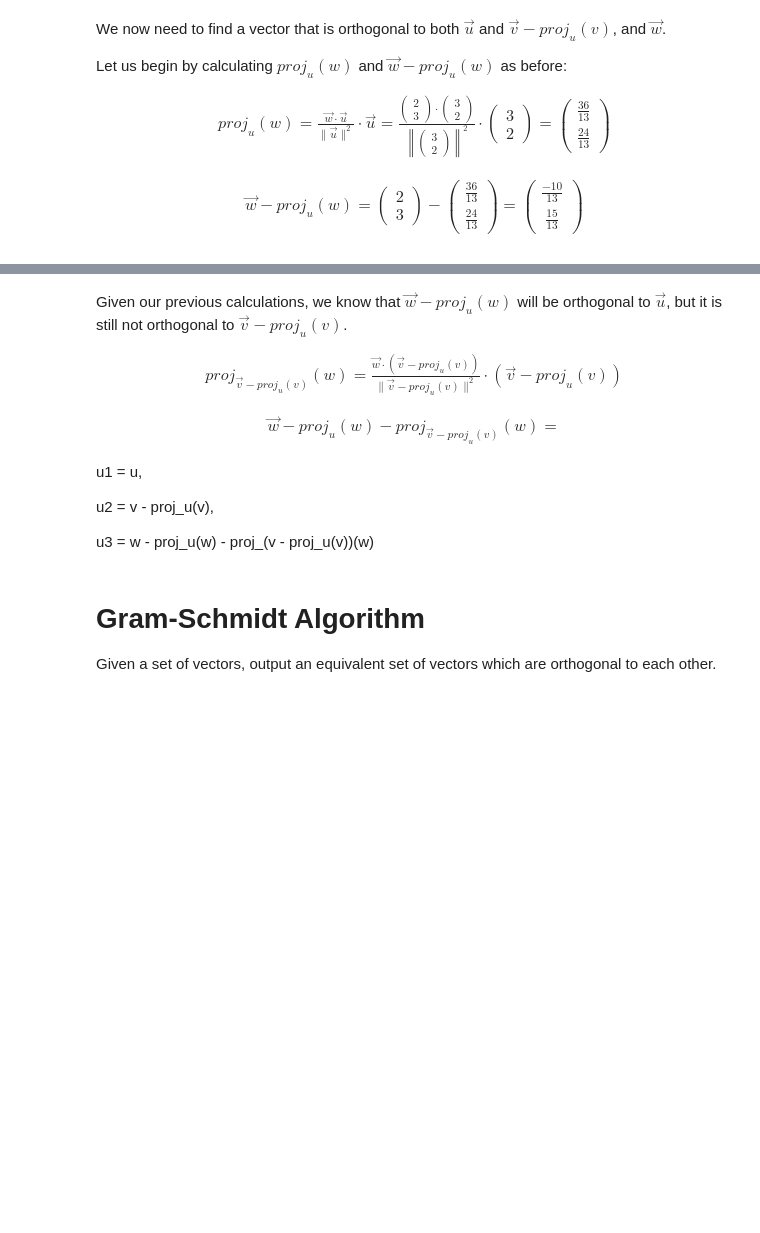
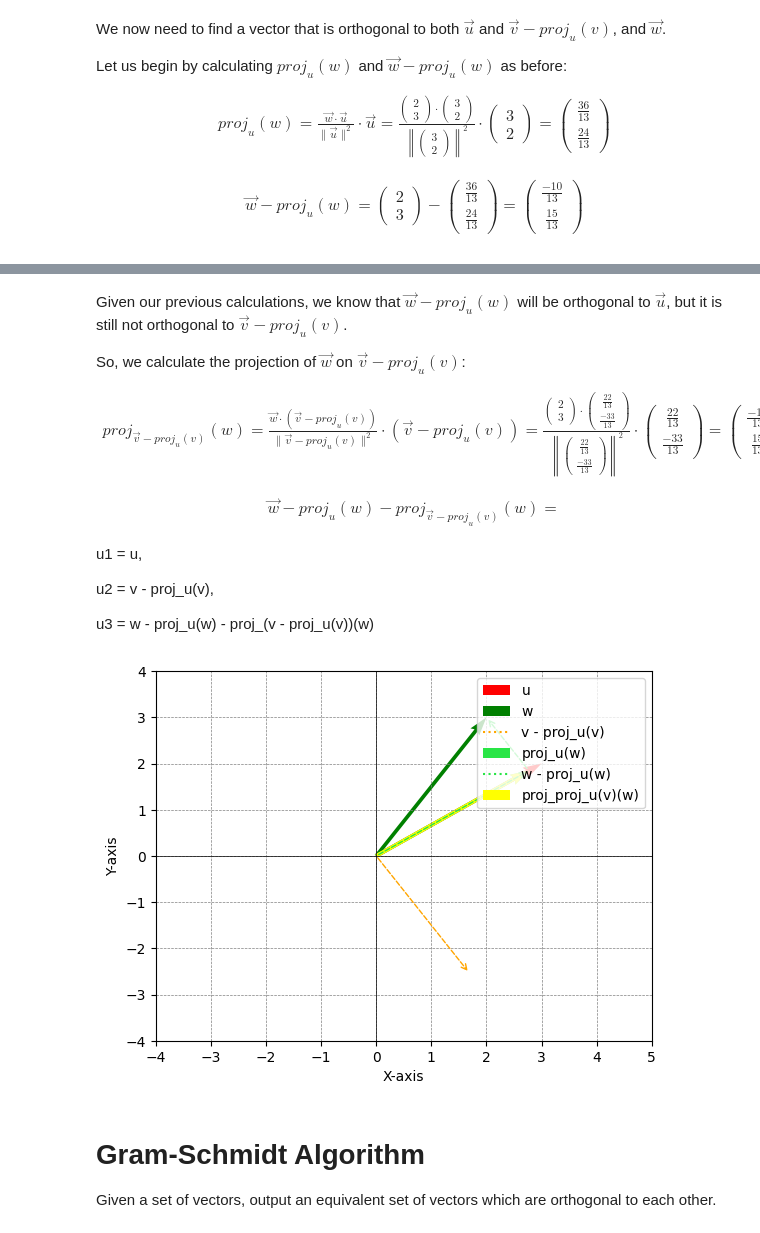
Before and after one commit to AshnahKhalidKhan/Quantum-FYP-Code, a Jupyter notebook: qgs_Tutorial_GM.ipynb, the cells around one changed output, grey strips where cells are left out. Cells and saved outputs as stored; diff of their text form; code cells hidden in the pictures; blank space fills up the shorter version.

Commit message:
Struggling with diagram

```diff
--- a/qgs_Tutorial_GM.ipynb
+++ b/qgs_Tutorial_GM.ipynb
@@ -1395,5 +1397,7 @@ plt.show()
 # %% [markdown]
 Given our previous calculations, we know that $\vec{w} - proj_u(w)$ will be orthogonal to $\vec{u}$, but it is still not orthogonal to $\vec{v} - proj_{u}(v)$.
+
+So, we calculate the projection of $\vec{w}$ on $\vec{v} - proj_{u}(v)$:
 
 \begin{align}
   proj_{\vec{v} - proj_{u}(v)}(w)
@@ -1402,6 +1406,30 @@ Given our previous calculations, we know that $\vec{w} - proj_u(w)$ will be orth
   { \| \vec{v} - proj_{u}(v) \| ^2}
   \cdot
   (\vec{v} - proj_{u}(v))
+  =
+    \frac
+    {
+      \begin{pmatrix} 2 \\ 3 \end{pmatrix}
+      \cdot
+      \begin{pmatrix}
+        \frac{22}{13} \\ \frac{-33}{13}
+      \end{pmatrix}
+    }
+    {
+      \left\lVert
+        \begin{pmatrix}
+          \frac{22}{13} \\ \frac{-33}{13}
+        \end{pmatrix}
+      \right\rVert ^2
+    }
+    \cdot
+    \begin{pmatrix}
+      \frac{22}{13} \\ \frac{-33}{13}
+    \end{pmatrix}
+  =
+    \begin{pmatrix}
+      \frac{-10}{13} \\ \frac{15}{13}
+    \end{pmatrix}
 \end{align}
 
 
@@ -1415,6 +1443,48 @@ u1 = u,
 u2 = v - proj_u(v),
 
 u3 = w - proj_u(w) - proj_(v - proj_u(v))(w)
+# %%
+u = np.array([3, 2])
+v = np.array([4, -1])
+w = np.array([2, 3])
+projection_uv = (np.dot(v, u) / np.linalg.norm(u) ** 2) * u
+v_minus_projection_uv = v - projection_uv
+projection_uw = (np.dot(w, u) / np.linalg.norm(u) ** 2) * u
+w_minus_projection_uw = w - projection_uw
+projection_projection_uv_w = (np.dot(w, projection_uv) / np.linalg.norm(projection_uv) ** 2) * projection_uv
+
+plt.figure()
+plt.quiver(0, 0, u[0], u[1], angles = 'xy', scale_units = 'xy', scale = 1, color = 'r', label = 'u')
+plt.quiver(0, 0, w[0], w[1], angles = 'xy', scale_units = 'xy', scale = 1, color = 'g', label = 'w')
+plt.plot([0, 0], [0, 0], linestyle = 'dotted', color = 'orange', label = 'v - proj_u(v)')
+plt.annotate('', xy = (v_minus_projection_uv[0], v_minus_projection_uv[1]), xytext = (0, 0), arrowprops = dict(arrowstyle = '->', linestyle = 'dashed', color = 'orange'))
+
+
+plt.quiver(0, 0, projection_uw[0], projection_uw[1], angles = 'xy', scale_units = 'xy', scale = 1, color = '#29E546', label = 'proj_u(w)')
+# plt.quiver(0, 0, w_minus_projection_uw[0], w_minus_projection_uw[1], angles = 'xy', scale_units = 'xy', scale = 1, color = 'black', label = 'w - proj_u(w)')
+plt.plot([0, 0], [0, 0], linestyle = 'dotted', color = '#29E546', label = 'w - proj_u(w)')
+plt.annotate('', xy = (w[0], w[1]), xytext = (projection_uw[0], projection_uw[1]), arrowprops = dict(arrowstyle = '->', linestyle = 'dashed', color = '#29E546'))
+plt.annotate('', xy = (projection_projection_uv_w[0], projection_projection_uv_w[1]), xytext = (0, 0), arrowprops = dict(arrowstyle = '->', linestyle = 'dashed', color = '#29E546'))
+
+
+plt.quiver(0, 0, projection_projection_uv_w[0], projection_projection_uv_w[1], angles = 'xy', scale_units = 'xy', scale = 1, color = 'yellow', label = 'proj_proj_u(v)(w)')
+# plt.annotate('', xy = (w[0], w[1]), xytext = (projection_projection_uv_w[0], projection_projection_uv_w[1]), arrowprops = dict(arrowstyle = '->', linestyle = 'dashed', color = 'yellow'))
+
+plt.xlim(-4, 5)
+plt.ylim(-4, 4)
+# plt.xlim(-1, 5)
+# plt.ylim(-3, 5)
+
+plt.xlabel('X-axis')
+plt.ylabel('Y-axis')
+plt.axhline(0, color = 'black',linewidth = 0.5)
+plt.axvline(0, color = 'black',linewidth = 0.5)
+plt.grid(color = 'gray', linestyle = '--', linewidth = 0.5)
+plt.legend()
+
+plt.show()
+# %% [output]
+[figure, added]
 # %% [markdown]
 # Gram-Schmidt Algorithm
 
```
Also changed, not shown: parts of 1 cell of this notebook.
